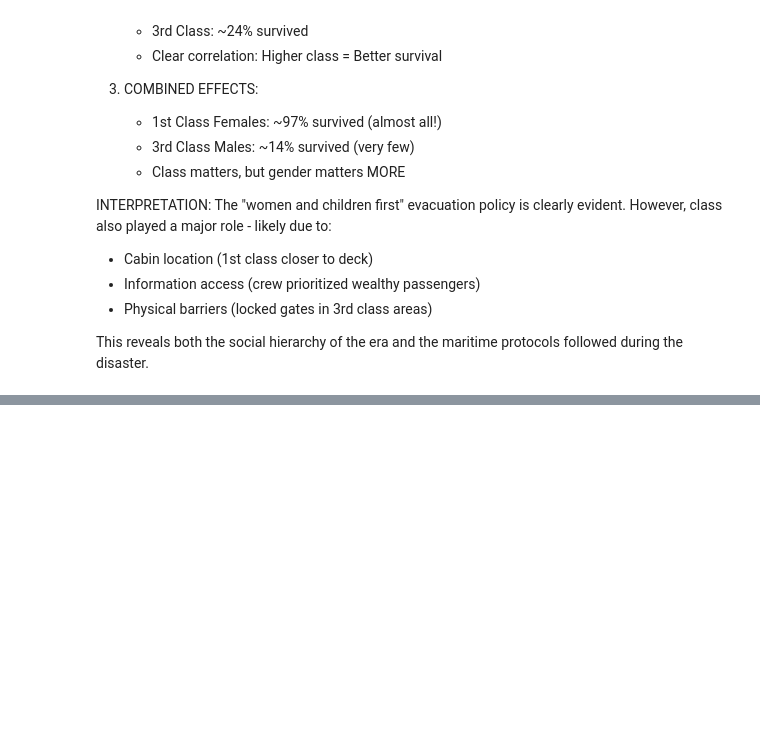
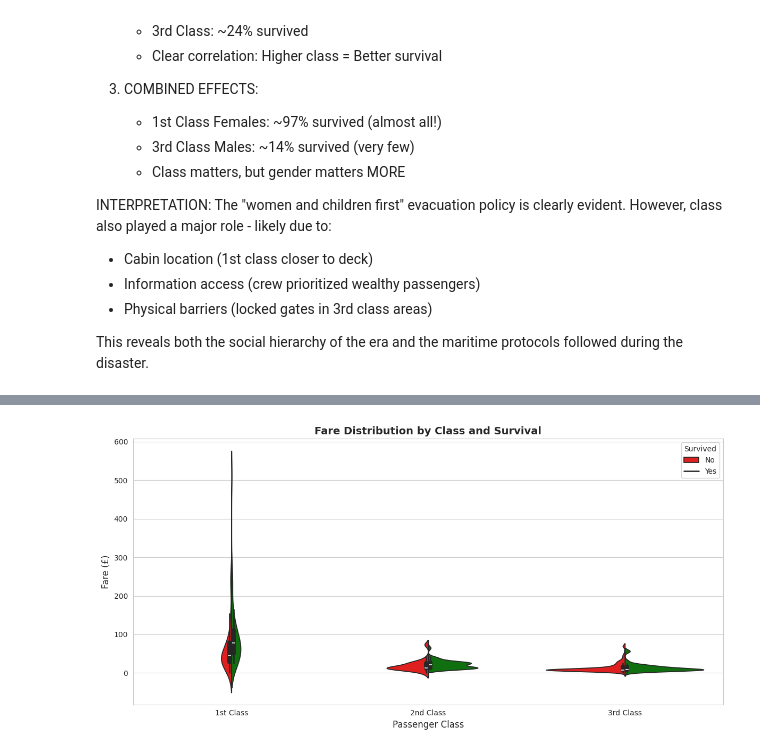
Before and after one commit to nanishat/EDA-Titanic, a Jupyter notebook: exploratory_data_analysis.ipynb, the cells around one changed output, grey strips where cells are left out. Cells and saved outputs as stored; diff of their text form; code cells hidden in the pictures; blank space fills up the shorter version.

```diff
--- a/exploratory_data_analysis.ipynb
+++ b/exploratory_data_analysis.ipynb
@@ -611,0 +681,14 @@ protocols followed during the disaster.
+# %%
+# Visualization 2: Fare Distribution by Class and Survival
+
+plt.figure(figsize=(12, 6))
+sns.violinplot(data=train, x='Pclass', y='Fare', hue='Survived', split=True, palette=['red', 'green'])
+plt.title('Fare Distribution by Class and Survival', fontsize=14, fontweight='bold')
+plt.xlabel('Passenger Class', fontsize=12)
+plt.ylabel('Fare (£)', fontsize=12)
+plt.xticks([0, 1, 2], ['1st Class', '2nd Class', '3rd Class'])
+plt.legend(title='Survived', labels=['No', 'Yes'])
+plt.tight_layout()
+plt.show()
+# %% [output]
+[figure, added]
```
Also changed, not shown: parts of 12 cells of this notebook.
